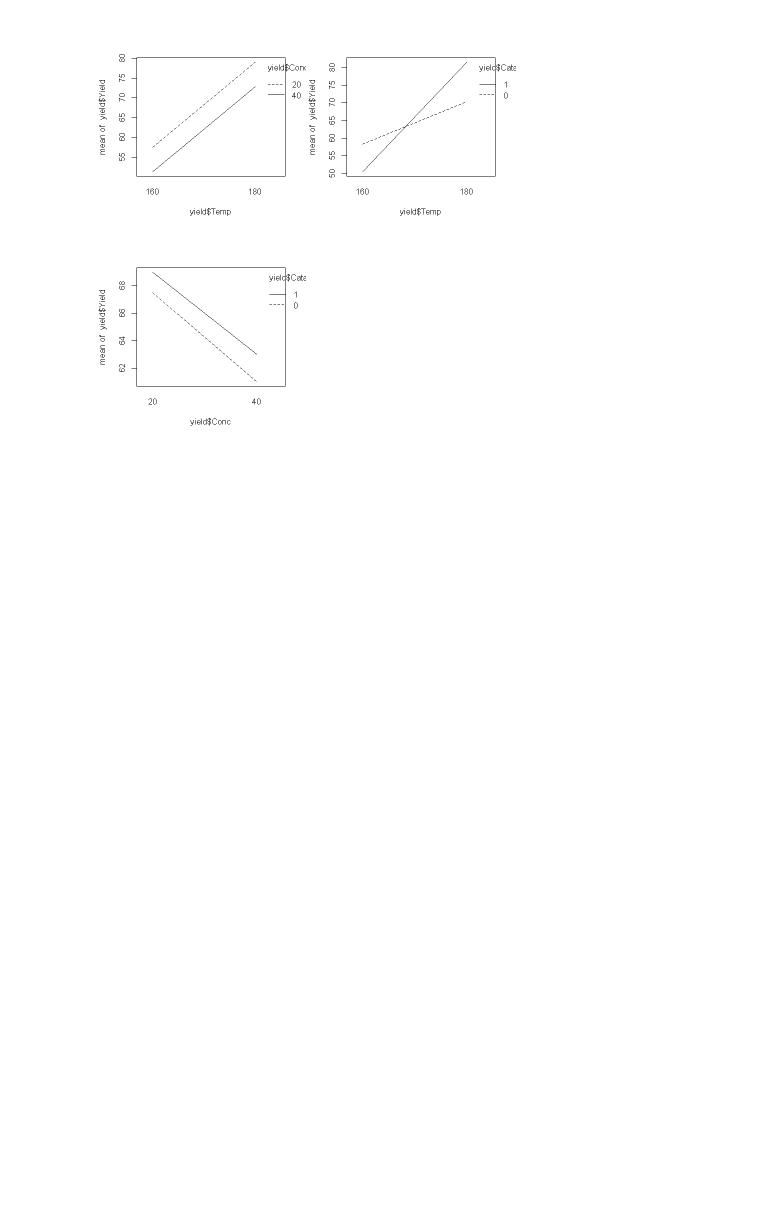
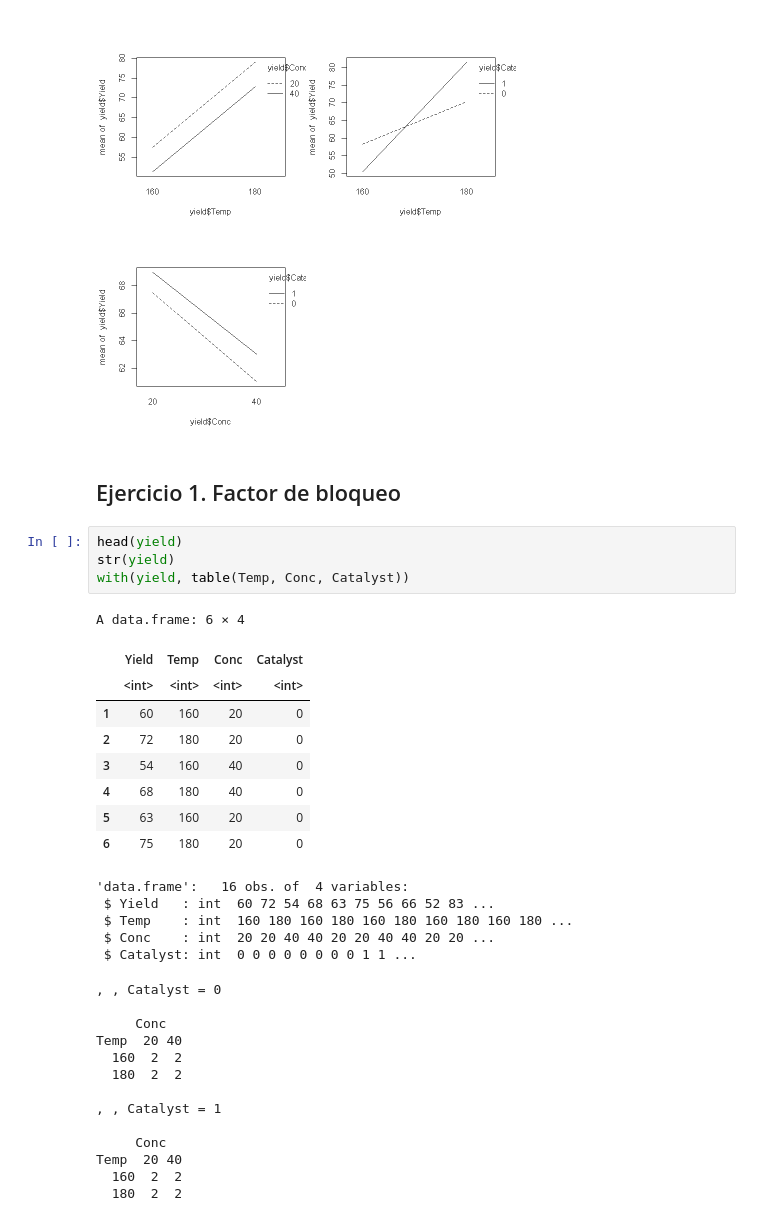
Before and after one commit to cerillo2808/Experimentos_TempName, a Jupyter notebook: AC8-Diseño-Factorial/AC8.ipynb, the cells around one changed output. Drawn from its saved outputs; the diff is of its cells as text; blank space fills up the shorter version.

Commit message:
AC ejercicio 1 y 2

```diff
--- a/AC8-Diseño-Factorial/AC8.ipynb
+++ b/AC8-Diseño-Factorial/AC8.ipynb
@@ -195,3 +193,37 @@ Residual standard error: 1.889 on 11 degrees of freedom
 Multiple R-squared:  0.9838,    Adjusted R-squared:  0.9779
 F-statistic: 166.6 on 4 and 11 DF,  p-value: 9.21e-10
 [figure]
+# %% [markdown]
+## Ejercicio 1. Factor de bloqueo
+# %%
+head(yield)
+str(yield)
+with(yield, table(Temp, Conc, Catalyst))
+# %% [output]
+A data.frame: 6 × 4
+|  | Yield | Temp | Conc | Catalyst |
+|  | <int> | <int> | <int> | <int> |
+| 1 | 60 | 160 | 20 | 0 |
+| 2 | 72 | 180 | 20 | 0 |
+| 3 | 54 | 160 | 40 | 0 |
+| 4 | 68 | 180 | 40 | 0 |
+| 5 | 63 | 160 | 20 | 0 |
+| 6 | 75 | 180 | 20 | 0 |
+'data.frame':   16 obs. of  4 variables:
+ $ Yield   : int  60 72 54 68 63 75 56 66 52 83 ...
+ $ Temp    : int  160 180 160 180 160 180 160 180 160 180 ...
+ $ Conc    : int  20 20 40 40 20 20 40 40 20 20 ...
+ $ Catalyst: int  0 0 0 0 0 0 0 0 1 1 ...
+, , Catalyst = 0
+
+     Conc
+Temp  20 40
+  160  2  2
+  180  2  2
+
+, , Catalyst = 1
+
+     Conc
+Temp  20 40
+  160  2  2
+  180  2  2
```
Also changed, not shown: parts of 5 cells of this notebook.
